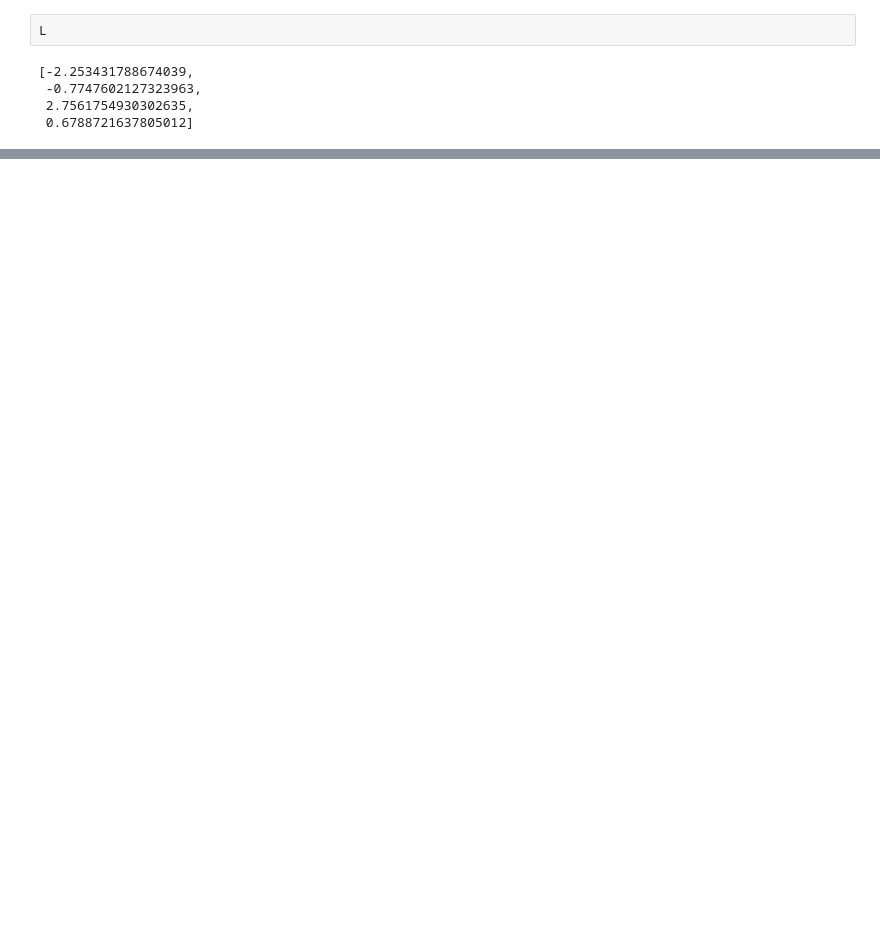
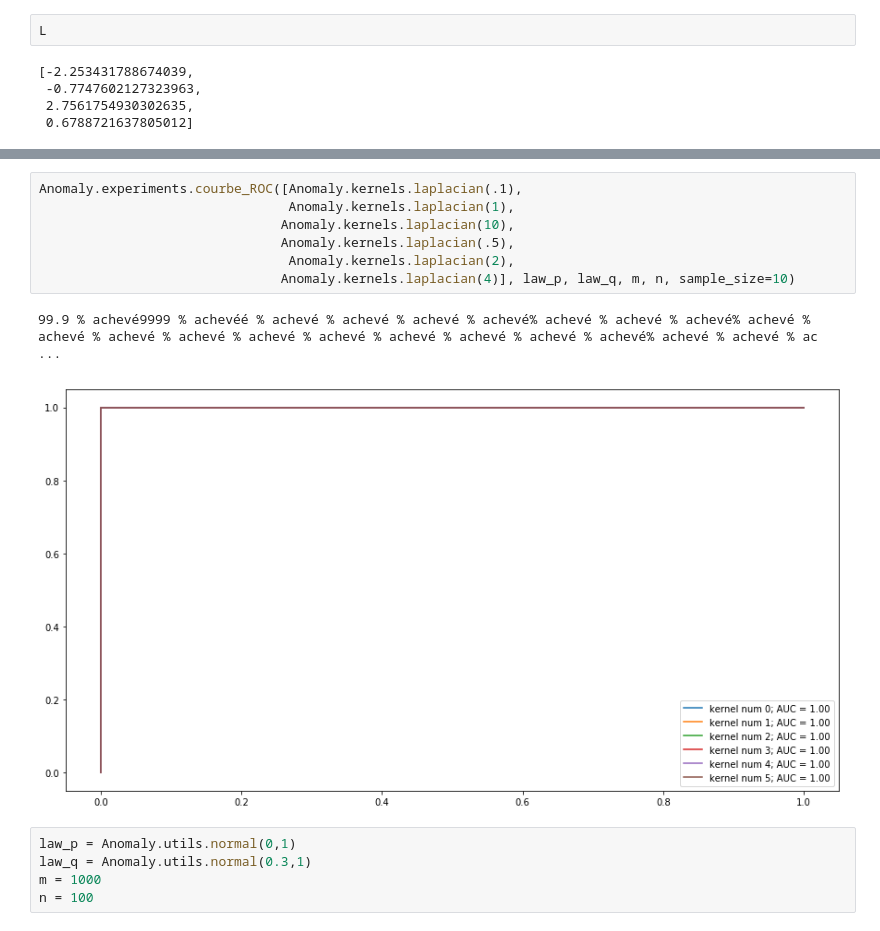
Before and after one commit to kronerte/Memoire, a Jupyter notebook: Experiments/Kernel Optimisation.ipynb, the cells around one changed output, grey strips where cells are left out. Cells and saved outputs as stored; diff of their text form; blank space fills up the shorter version.

```diff
--- a/Experiments/Kernel Optimisation.ipynb
+++ b/Experiments/Kernel Optimisation.ipynb
@@ -116,0 +175,15 @@ L
+# %%
+Anomaly.experiments.courbe_ROC([Anomaly.kernels.laplacian(.1),
+                                Anomaly.kernels.laplacian(1),
+                               Anomaly.kernels.laplacian(10),
+                               Anomaly.kernels.laplacian(.5),
+                                Anomaly.kernels.laplacian(2),
+                               Anomaly.kernels.laplacian(4)], law_p, law_q, m, n, sample_size=10)
+# %% [output]
+99.9 % achevé9999 % achevéé % achevé % achevé % achevé % achevé% achevé % achevé % achevé% achevé % achevé % achevé % achevé % achevé % achevé % achevé % achevé % achevé % achevé% achevé % achevé % ac ...
+[figure, added]
+# %%
+law_p = Anomaly.utils.normal(0,1)
+law_q = Anomaly.utils.normal(0.3,1)
+m = 1000
+n = 100
```
Also changed, not shown: parts of 35 cells of this notebook, 6 other files.
